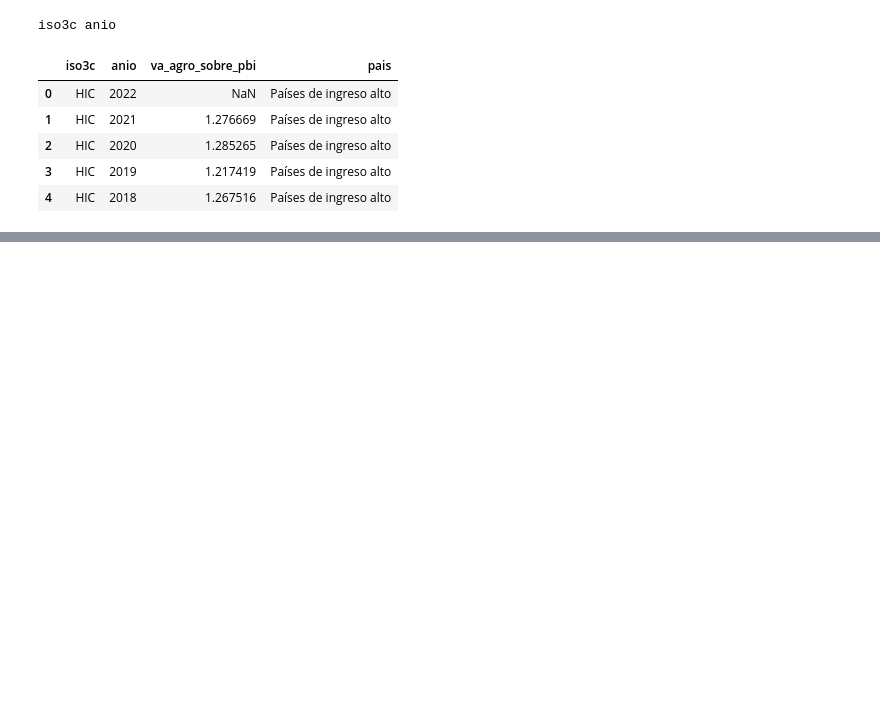
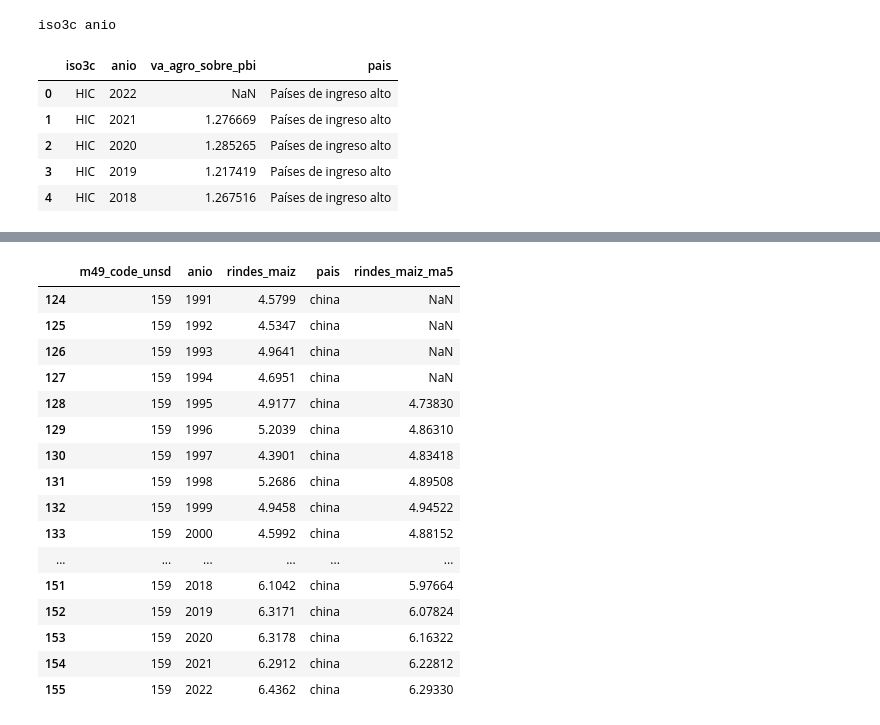
Before and after one commit to Ignacio-Ibarra/argendata-qa, a Jupyter notebook: tools/analysis.ipynb, the cells around one changed output, grey strips where cells are left out. Saved outputs shown, nothing was run; the diff lists cells and outputs as text; code cells hidden in the pictures; blank space fills up the shorter version.

```diff
--- a/tools/analysis.ipynb
+++ b/tools/analysis.ipynb
@@ -441,0 +1119,18 @@ _df.head()
+# %%
+SUBTOP = 'AGROPE'
+entrega = 1
+folder = f"../output/{SUBTOP}{entrega}"
+grafico_n = 11
+
+archivo = f'{SUBTOP}_g{grafico_n}'
+df = pd.read_csv(f"{folder}/definitivos/{archivo}.csv")
+
+mapping = pd.read_csv(f'{folder}/internal_mapping.csv')
+mapping = {id:archivo for (_,_,archivo,id,_) in mapping.iloc}
+
+plantilla = pd.read_excel(f'../tmp/ArgenData-{SUBTOP}.xlsx', header=6)
+plantilla_slice = plantilla[plantilla.dataset_archivo == mapping[archivo]]
+
+primary_keys = plantilla_slice.variable_nombre[plantilla_slice.primary_key].unique().tolist()
+print(*primary_keys)
+df.head()
@@ -441,0 +1145,20 @@ _df.head()
+# %%
+df[df.m49_code_unsd==159]
+# %% [output]
+|  | m49_code_unsd | anio | rindes_maiz | pais | rindes_maiz_ma5 |
+| 124 | 159 | 1991 | 4.5799 | china | NaN |
+| 125 | 159 | 1992 | 4.5347 | china | NaN |
+| 126 | 159 | 1993 | 4.9641 | china | NaN |
+| 127 | 159 | 1994 | 4.6951 | china | NaN |
+| 128 | 159 | 1995 | 4.9177 | china | 4.73830 |
+| 129 | 159 | 1996 | 5.2039 | china | 4.86310 |
+| 130 | 159 | 1997 | 4.3901 | china | 4.83418 |
+| 131 | 159 | 1998 | 5.2686 | china | 4.89508 |
+| 132 | 159 | 1999 | 4.9458 | china | 4.94522 |
+| 133 | 159 | 2000 | 4.5992 | china | 4.88152 |
+| ... | ... | ... | ... | ... | ... |
+| 151 | 159 | 2018 | 6.1042 | china | 5.97664 |
+| 152 | 159 | 2019 | 6.3171 | china | 6.07824 |
+| 153 | 159 | 2020 | 6.3178 | china | 6.16322 |
+| 154 | 159 | 2021 | 6.2912 | china | 6.22812 |
+| 155 | 159 | 2022 | 6.4362 | china | 6.29330 |
```
Also changed, not shown: parts of 47 cells of this notebook.
